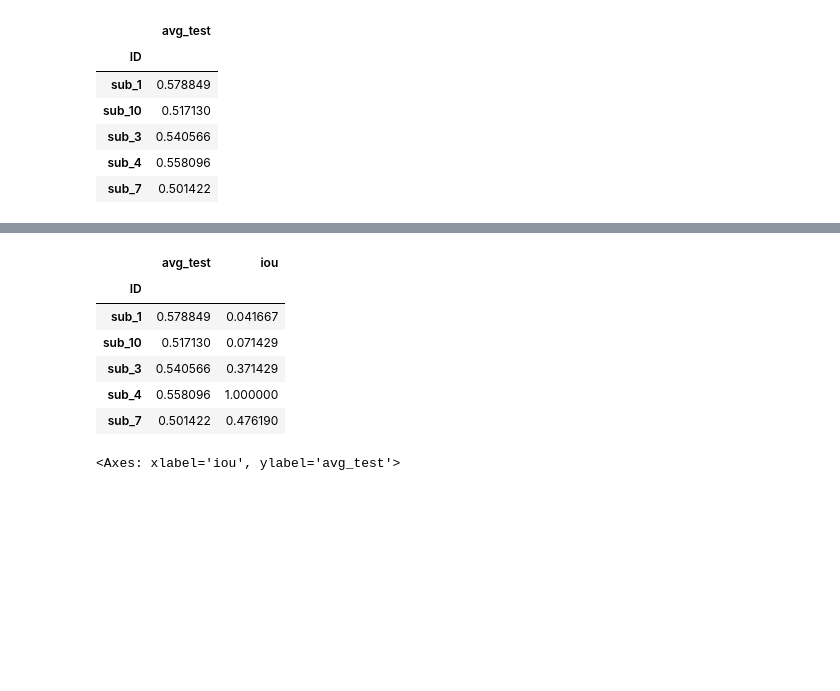
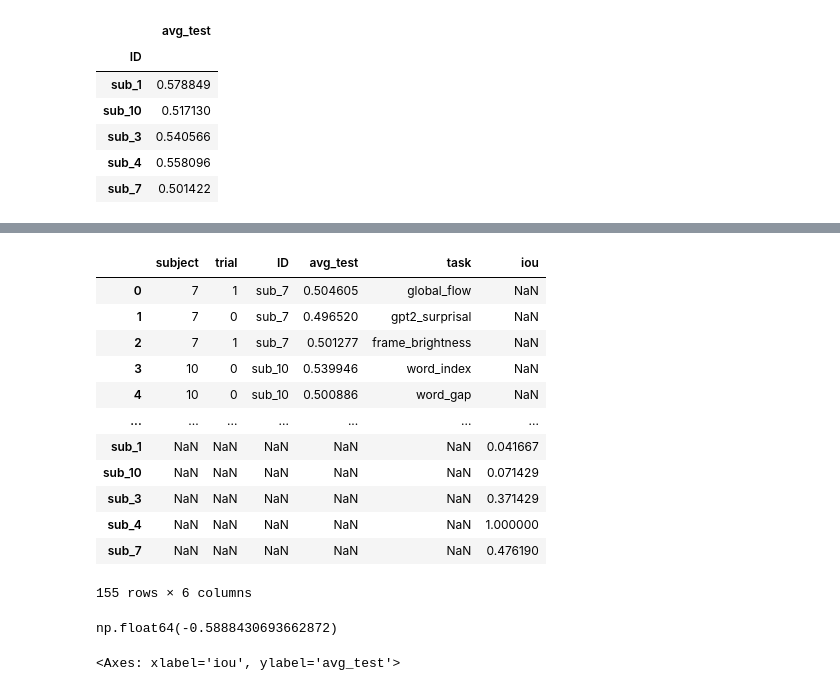
Before and after one commit to czlwang/neuroprobe, a Jupyter notebook: anatomy_vs_performance.ipynb, the cells around one changed output, grey strips where cells are left out. Drawn from its saved outputs; the diff is of its cells as text; code cells hidden in the pictures; blank space fills up the shorter version.

```diff
--- a/anatomy_vs_performance.ipynb
+++ b/anatomy_vs_performance.ipynb
@@ -155,14 +158,25 @@ ious
  'sub_7': 0.47619047619047616}
+# %%
+results_df
+# %% [output]
+|  | subject | trial | ID | avg_test | task | iou |
+| 0 | 7 | 1 | sub_7 | 0.504605 | global_flow | NaN |
+| 1 | 7 | 0 | sub_7 | 0.496520 | gpt2_surprisal | NaN |
+| 2 | 7 | 1 | sub_7 | 0.501277 | frame_brightness | NaN |
+| 3 | 10 | 0 | sub_10 | 0.539946 | word_index | NaN |
+| 4 | 10 | 0 | sub_10 | 0.500886 | word_gap | NaN |
+| ... | ... | ... | ... | ... | ... | ... |
+| sub_1 | NaN | NaN | NaN | NaN | NaN | 0.041667 |
+| sub_10 | NaN | NaN | NaN | NaN | NaN | 0.071429 |
+| sub_3 | NaN | NaN | NaN | NaN | NaN | 0.371429 |
+| sub_4 | NaN | NaN | NaN | NaN | NaN | 1.000000 |
+| sub_7 | NaN | NaN | NaN | NaN | NaN | 0.476190 |
+155 rows × 6 columns
 # %%
-means
+all_results = means[means.index != "sub_4"]
+all_results["avg_test"].corr(all_results["iou"])
 # %% [output]
-|  | avg_test | iou |
-| ID |  |  |
-| sub_1 | 0.578849 | 0.041667 |
-| sub_10 | 0.517130 | 0.071429 |
-| sub_3 | 0.540566 | 0.371429 |
-| sub_4 | 0.558096 | 1.000000 |
-| sub_7 | 0.501422 | 0.476190 |
+np.float64(-0.5888430693662872)
 # %%
 import seaborn as sns
 # %%
```
Also changed, not shown: parts of 3 cells of this notebook, 1 other file.
